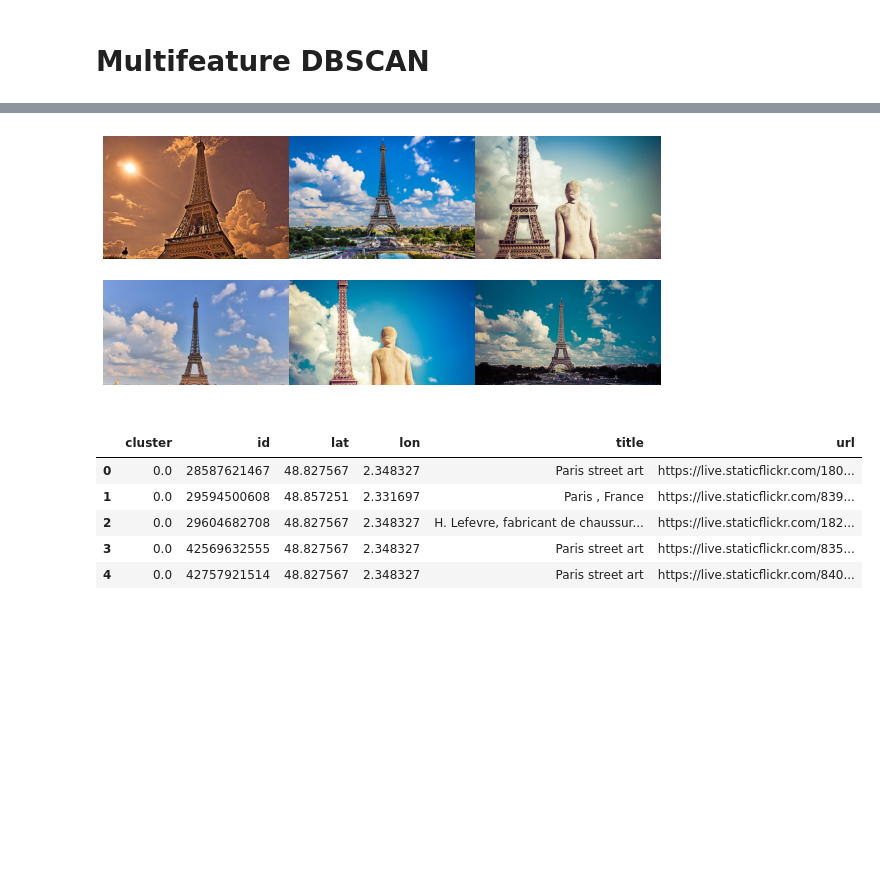
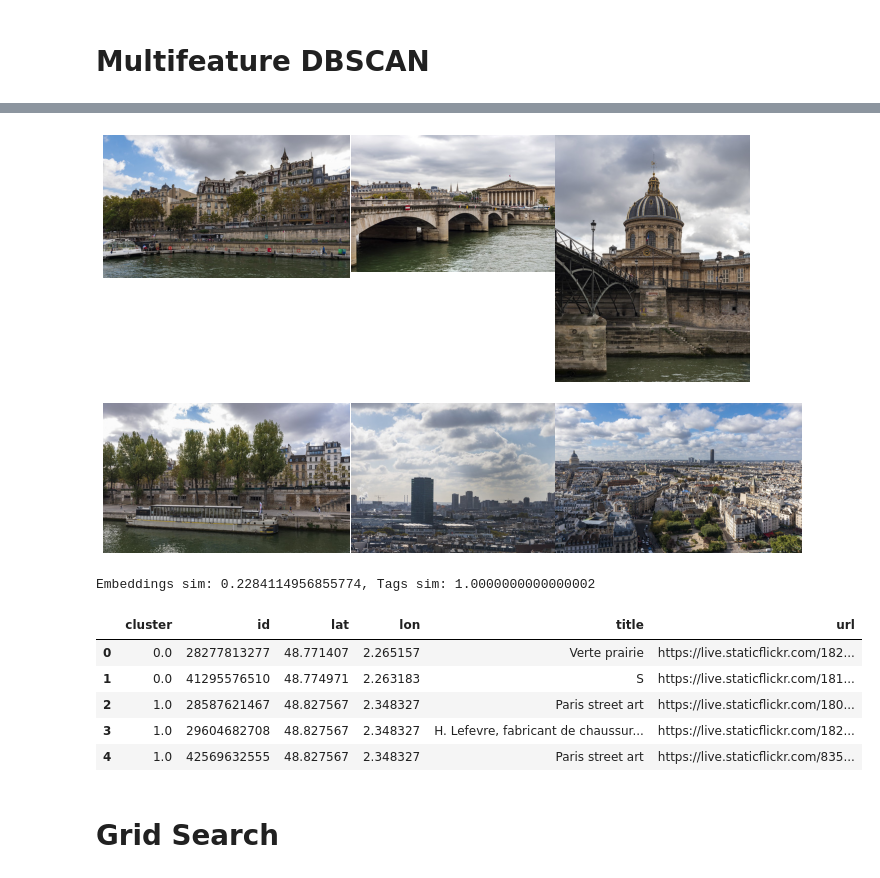
Before and after one commit to sylvainma/Explorify, a Jupyter notebook: explorify/clustering.ipynb, the cells around one changed output, grey strips where cells are left out. Saved outputs shown, nothing was run; the diff lists cells and outputs as text; code cells hidden in the pictures; blank space fills up the shorter version.

Commit message:
Grid search for hyperparameters of clustering

```diff
--- a/explorify/clustering.ipynb
+++ b/explorify/clustering.ipynb
@@ -156,9 +156,14 @@ params = {
     "dataset": LoadDataset("./data/paris_1000_test.h5"),
     "model": VGG16(-5),
     "weights": (0.33, 0.33, 1-2*0.33),
+    #"weights": (0.5, 0.5, 0.0),
+    #"weights": (1.0, 0.0, 0.0),
+    "max_data": 500,
+    "eps": 0.13,
+    "min_samples": 2
 }
 model = MultiFeatureDBSCAN(**params)
-model.train(max_data=300, eps=0.2, min_samples=5)
+model.fit()
 # %% [output]
 Get data from hdfs5 file...
 Images to embeddings...
@@ -174,24 +191,27 @@ Counts: 6 10.7+-3.6345563690772495 15
 # %%
 from utils.vis import thumb_grid
 
 # Get images in clusters
 cluster_imgs = {}
 for label in set(model.labels):
     if label == -1: continue
     photos_id = [model.idx[i] for i in range(model.labels.shape[0]) if model.labels[i] == label]
     cluster_imgs[label] = []
     subset = np.random.choice(len(photos_id), size=min(len(photos_id), 6), replace=False)
     for photo_id in [photos_id[i] for i in subset]:
         _, img, _ = params["dataset"].get_id(int(photo_id))
         cluster_imgs[label].append(img)
 
 # Visualize photos from the same cluster
-cluster_label = 1
-fig = thumb_grid(cluster_imgs[cluster_label], (3, 3))
+cluster_label = 15
+fig = thumb_grid(cluster_imgs[cluster_label], (2, 3))
 fig.set_size_inches(10, 10)
+fig.tight_layout()
 plt.show()
+print(f"Embeddings sim: {metrics['embeddings_sims'][cluster_label]}, Tags sim: {metrics['tags_sims'][cluster_label]}")
 # %% [output]
-[figure, old version]
+[figure, new version]
+Embeddings sim: 0.2284114956855774, Tags sim: 1.0000000000000002
 # %%
 from utils.geojson import GeoJson
 
@@ -222,8 +242,10 @@ geojson_data.save_to("geojson-viewer/data.geojson")
 df.head()
 # %% [output]
 |  | cluster | id | lat | lon | title | url |
-| 0 | 0.0 | 28587621467 | 48.827567 | 2.348327 | Paris street art | https://live.staticflickr.com/180... |
-| 1 | 0.0 | 29594500608 | 48.857251 | 2.331697 | Paris , France | https://live.staticflickr.com/839... |
-| 2 | 0.0 | 29604682708 | 48.827567 | 2.348327 | H. Lefevre, fabricant de chaussur... | https://live.staticflickr.com/182... |
-| 3 | 0.0 | 42569632555 | 48.827567 | 2.348327 | Paris street art | https://live.staticflickr.com/835... |
-| 4 | 0.0 | 42757921514 | 48.827567 | 2.348327 | Paris street art | https://live.staticflickr.com/840... |
+| 0 | 0.0 | 28277813277 | 48.771407 | 2.265157 | Verte prairie | https://live.staticflickr.com/182... |
+| 1 | 0.0 | 41295576510 | 48.774971 | 2.263183 | S | https://live.staticflickr.com/181... |
+| 2 | 1.0 | 28587621467 | 48.827567 | 2.348327 | Paris street art | https://live.staticflickr.com/180... |
+| 3 | 1.0 | 29604682708 | 48.827567 | 2.348327 | H. Lefevre, fabricant de chaussur... | https://live.staticflickr.com/182... |
+| 4 | 1.0 | 42569632555 | 48.827567 | 2.348327 | Paris street art | https://live.staticflickr.com/835... |
+# %% [markdown]
+# Grid Search
```
Also changed, not shown: parts of 6 cells of this notebook, 7 other files.
